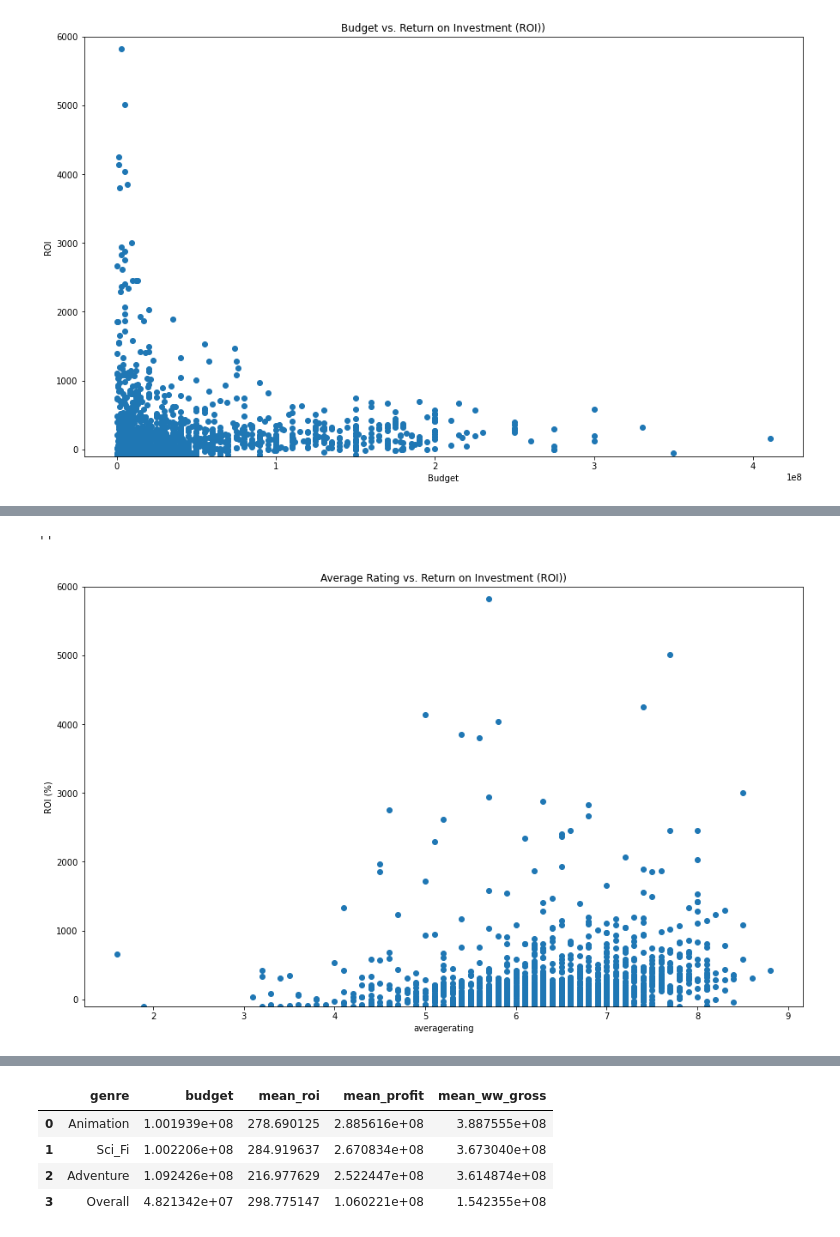
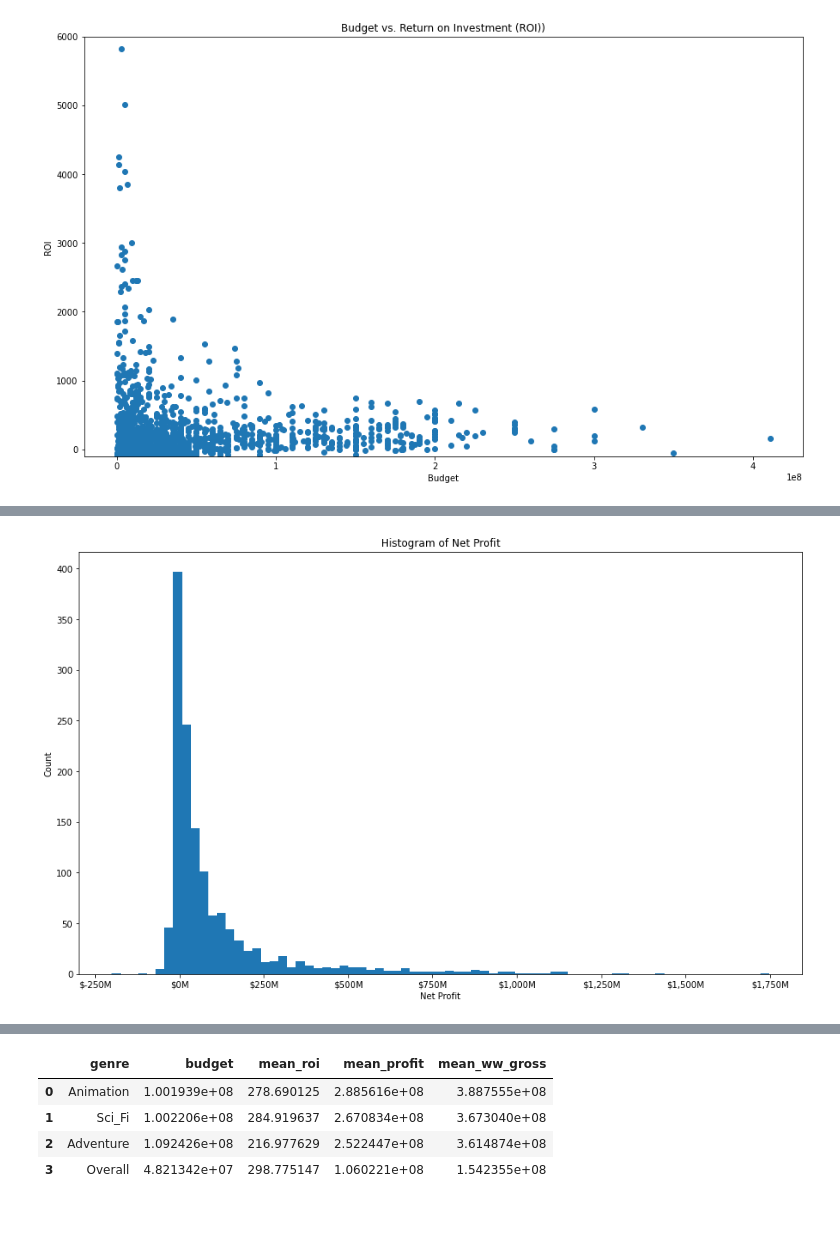
Before and after one commit to MattLeRoi/dsc-phase-2-project-v3, a Jupyter notebook: student.ipynb, the cells around one changed output, grey strips where cells are left out. Cells and saved outputs as stored; diff of their text form; code cells hidden in the pictures.

```diff
--- a/student.ipynb
+++ b/student.ipynb
@@ -58,6 +63,9 @@ budget.head()
 budget.production_budget = pd.to_numeric(budget.production_budget.str.replace('[$,]',''))
 budget.domestic_gross = pd.to_numeric(budget.domestic_gross.str.replace('[$,]',''))
 budget.worldwide_gross = pd.to_numeric(budget.worldwide_gross.str.replace('[$,]',''))
+# %%
+# Remove rows without worldwide gross data
+budget = budget[budget.worldwide_gross != 0]
 # %%
 # Creating columns for release month, release year, profit (based on worldwide gross),
 # and ROI (Return on Investment, as %, i.e.: a ROI of -50% is a loss of half of the
@@ -67,7 +75,4 @@ budget['month']= pd.to_datetime(budget['release_date']).dt.month
 budget['year']= pd.to_datetime(budget['release_date']).dt.year
 budget['profit'] = budget.worldwide_gross - budget.production_budget
 budget['roi'] = 100*budget.profit/budget.production_budget
-# %%
-# Droping all entries that show zero worldwide gross as irrelevant
-budget.drop(budget[budget['worldwide_gross'] == 0].index, inplace=True)
 # %% [markdown]
@@ -170,3 +185,9 @@ imdb_budget.drop(imdb_budget[imdb_budget['original_title'].str.contains('The Pro
+# %%
+# This function formats the dollar values in the plots to show in millions of dollars for readability.
+# I adapted it for my purposes, from here: https://matplotlib.org/3.4.3/gallery/ticks_and_spines/custom_ticker1.html
+
+def millions(x, pos):
+    return '${:,.0f}M'.format(x*1e-6)
 # %%
 fig, axs = plt.subplots(2,2, figsize=(16,12))
 axs[0, 0].hist(imdb_budget.averagerating, bins=25)
@@ -255,12 +283,10 @@ sns.regplot(x="production_budget",y="roi",data=imdb_budget);
 # %%
 fig, ax = plt.subplots(figsize=(15,9))
-plt.scatter(imdb_budget.averagerating,imdb_budget.roi)
+plt.hist(imdb_budget.profit, bins=75)
 
-ax.set_title('Average Rating vs. Return on Investment (ROI))')
-ax.set_xlabel("averagerating")
-ax.set_ylabel("ROI (%)")
-ax.set_ylim([-100, 6000])
-;
+ax.set_title('Histogram of Net Profit')
+ax.set_xlabel('Net Profit')
+ax.set_ylabel('Count')
+ax.xaxis.set_major_formatter(millions);
 # %% [output]
-''
-[figure, old version]
+[figure, new version]
```
Also changed, not shown: parts of 50 cells of this notebook.
